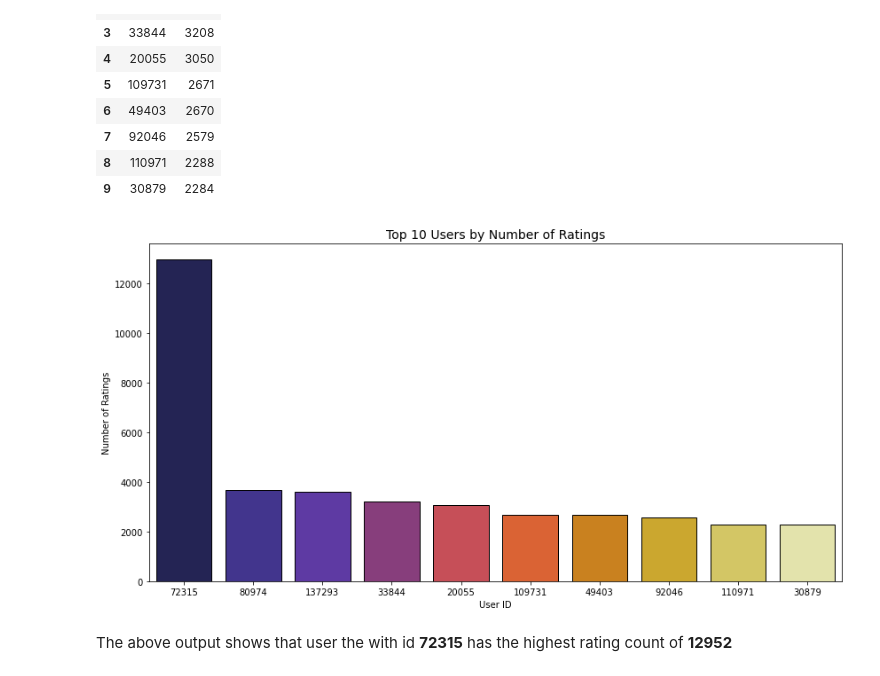
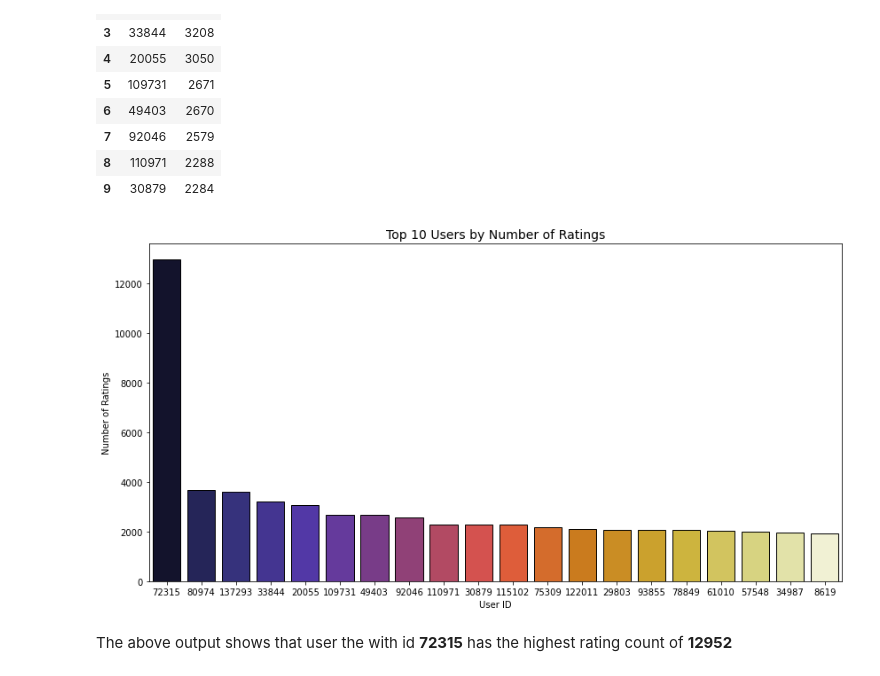
Before and after one commit to kmoketo-dev/Unsurpervised-Learning-Predict, a Jupyter notebook: unsupervised-movie-recommendation-zm6.ipynb, the cells around one changed output. Cells and saved outputs as stored; diff of their text form; code cells hidden in the pictures.

```diff
--- a/unsupervised-movie-recommendation-zm6.ipynb
+++ b/unsupervised-movie-recommendation-zm6.ipynb
@@ -392,14 +428,14 @@ user_df.head(10)
 | 9 | 30879 | 2284 |
 # %%
 plt.figure(figsize=(14,7))
-data = df_train['userId'].value_counts().head(10)
+data = df_train['userId'].value_counts().head(20)
 ax = sns.barplot(x = data.index, y = data, order= data.index, palette='CMRmap', edgecolor="black")
 plt.title(f'Top 10 Users by Number of Ratings', fontsize=14)
 plt.xlabel('User ID')
 plt.ylabel('Number of Ratings')
 plt.show()
 # %% [output]
-[figure, old version]
+[figure, new version]
 # %% [markdown]
 The above output shows that user the with id **72315** has the highest rating count of **12952**
 # %%
```
Also changed, not shown: parts of 158 cells of this notebook, 4 other files.
